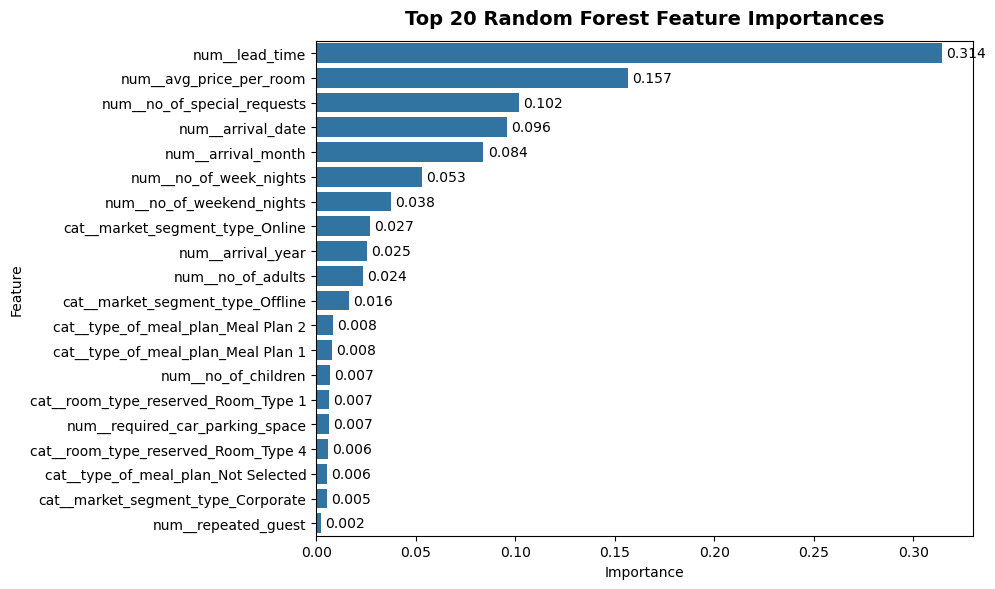
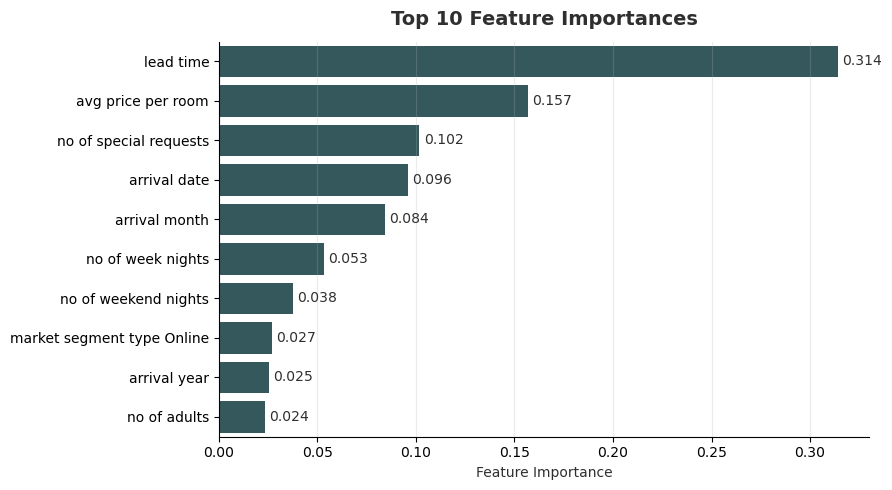
The change to this notebook cell's code, shown as a diff; its figure went from the first image to the second:
--- before
+++ after
@@ -1,16 +1,37 @@
-# Visualize top 20 feature importances
+# Visualize top 10 feature importances
 
-top_features = feature_importance.head(20)
+top_n = 10
+top_features = feature_importance.head(top_n).copy()
 
-plt.figure(figsize=(10, 6))
+# Clean feature names for readability
+top_features["feature_clean"] = (
+    top_features["feature"]
+    .str.replace("num__", "", regex=False)
+    .str.replace("cat__", "", regex=False)
+    .str.replace("_", " ", regex=False)
+)
 
-ax = sns.barplot(data=top_features, x="importance", y="feature")
+plt.figure(figsize=(9, 5))
+
+ax = sns.barplot(
+    data=top_features,
+    x="importance",
+    y="feature_clean",
+    color=project_palette["teal"]
+)
 
 for container in ax.containers:
-    ax.bar_label(container, labels=[f"{v.get_width():.3f}" for v in container], padding=3)
+    ax.bar_label(
+        container,
+        labels=[f"{v.get_width():.3f}" for v in container],
+        padding=3,
+        color=chart_colors["text"]
+    )
 
-plt.title("Top 20 Random Forest Feature Importances", fontsize=14, weight="bold", pad=12)
-plt.xlabel("Importance")
-plt.ylabel("Feature")
+plt.title("Top 10 Feature Importances", fontsize=14, weight="bold", pad=12, color=chart_colors["text"])
+plt.xlabel("Feature Importance", color=chart_colors["text"])
+plt.ylabel("")
+plt.grid(axis="x", alpha=0.25)
+sns.despine()
 plt.tight_layout()
 plt.show()

Commit: Final changes, presentation and visual apealing chart design